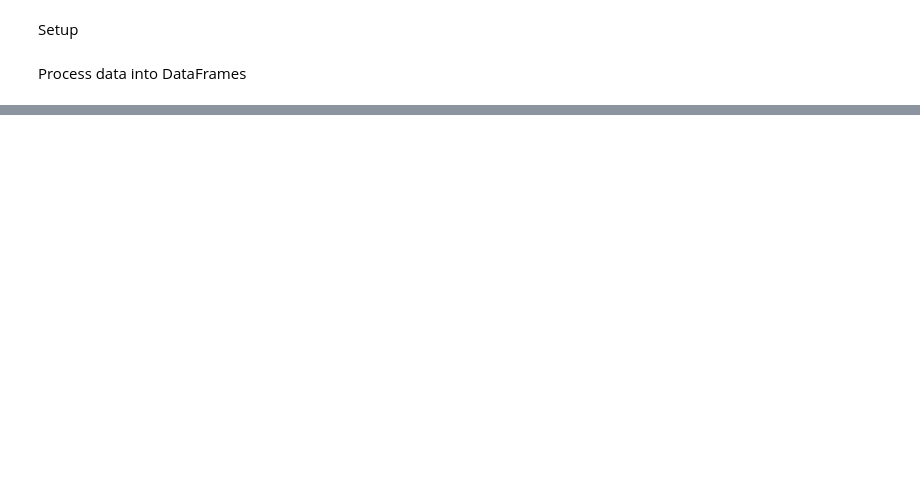
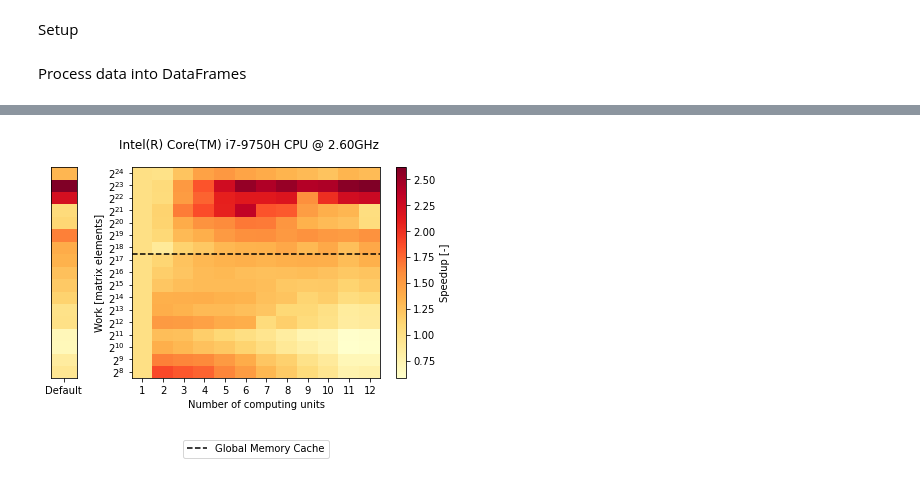
Before and after one commit to esdandreu/OpenCL-example, a Jupyter notebook: scripts/plot.ipynb, the cells around one changed output, grey strips where cells are left out. Drawn from its saved outputs; the diff is of its cells as text; code cells hidden in the pictures; blank space fills up the shorter version.

```diff
--- a/scripts/plot.ipynb
+++ b/scripts/plot.ipynb
@@ -107,3 +180,70 @@ None
+# %%
+for index, (name, group) in enumerate(
+    opencl[~opencl['compute_units'].isnull()].groupby('device')
+    ):
+    group['compute_units'] = group['compute_units'].astype(int)
+    group['worklog2'] = group['work'].apply(math.log2).astype(int)
+    fig, axs = plt.subplots(
+        1, 2, gridspec_kw={'width_ratios': [1, group['compute_units'].max()]}
+        )
+    group['speedup'] = group.apply(
+        lambda r: r['speed'] / group[
+            (group['work'] == r['work']) &
+            (group['compute_units'] == 1)]['speed'].item(),
+        axis=1
+        )
+    mask = group['compute_units'] > 0
+    colorbars = []
+    for i, ax in enumerate(axs):
+        data = pd.pivot_table(
+            group[mask if i else ~mask],
+            index='worklog2',
+            columns='compute_units',
+            values='speedup'
+            )
+        plot = ax.pcolor(data, cmap='YlOrRd')
+        colorbars.append(
+            fig.colorbar(plot, ax=ax, label='Speedup [-]')
+            )
+        if i:
+            ax.set_ylabel('Work [matrix elements]')
+            ax.set_yticks(np.arange(data.shape[0]) + 0.5, minor=False)
+            ax.set_yticklabels(
+                data.index.map(lambda x: f"$2^{{{x}}}$"), minor=False
+                )
+            ax.set_xlabel('Number of computing units')
+            ax.set_xticks(np.arange(data.shape[1]) + 0.5, minor=False)
+            ax.set_xticklabels(data.columns, minor=False)
+            # Print some horizontal lines
+            for key, name, ls in [
+                # ('max_work_group_size', 'Max Work Group Size', '-.'),
+                # ('local_mem_size', 'Local Memory', '-'),
+                ('global_mem_cache_size', 'Global Memory Cache', '--'),
+                ]:
+                worklog2 = math.log2(
+                    context['ClMatMulComputeUnits']['devices'][index][key]
+                    )
+                ax.axhline(
+                    y=worklog2 - data.index[0], color='k', ls=ls, label=name
+                    )
+        else:
+            ax.set_yticks([])
+            ax.set_xticks(np.arange(data.shape[1]) + 0.5, minor=False)
+            ax.set_xticklabels(["Default"], minor=False)
+        # put the major ticks at the middle of each cell
+    colorbars[0].mappable.set_clim(*colorbars[1].mappable.get_clim())
+    colorbars[0].remove()
+    fig.suptitle(device)
+    fig.tight_layout()
+    fig.savefig(
+        BENCHMARK_PATH / f"d{index}-speed-units.png",
+        bbox_extra_artists=(
+            axs[1].legend(loc='lower center', bbox_to_anchor=(0.5, -0.4)),
+            ),
+        bbox_inches='tight'
+        )
+# %% [output]
+[figure, added]
 # %%
 for index, (name, group) in enumerate(
     opencl[~opencl['compute_units'].isnull()].groupby('device')
```
Also changed, not shown: parts of 8 cells of this notebook, 7 other files.
